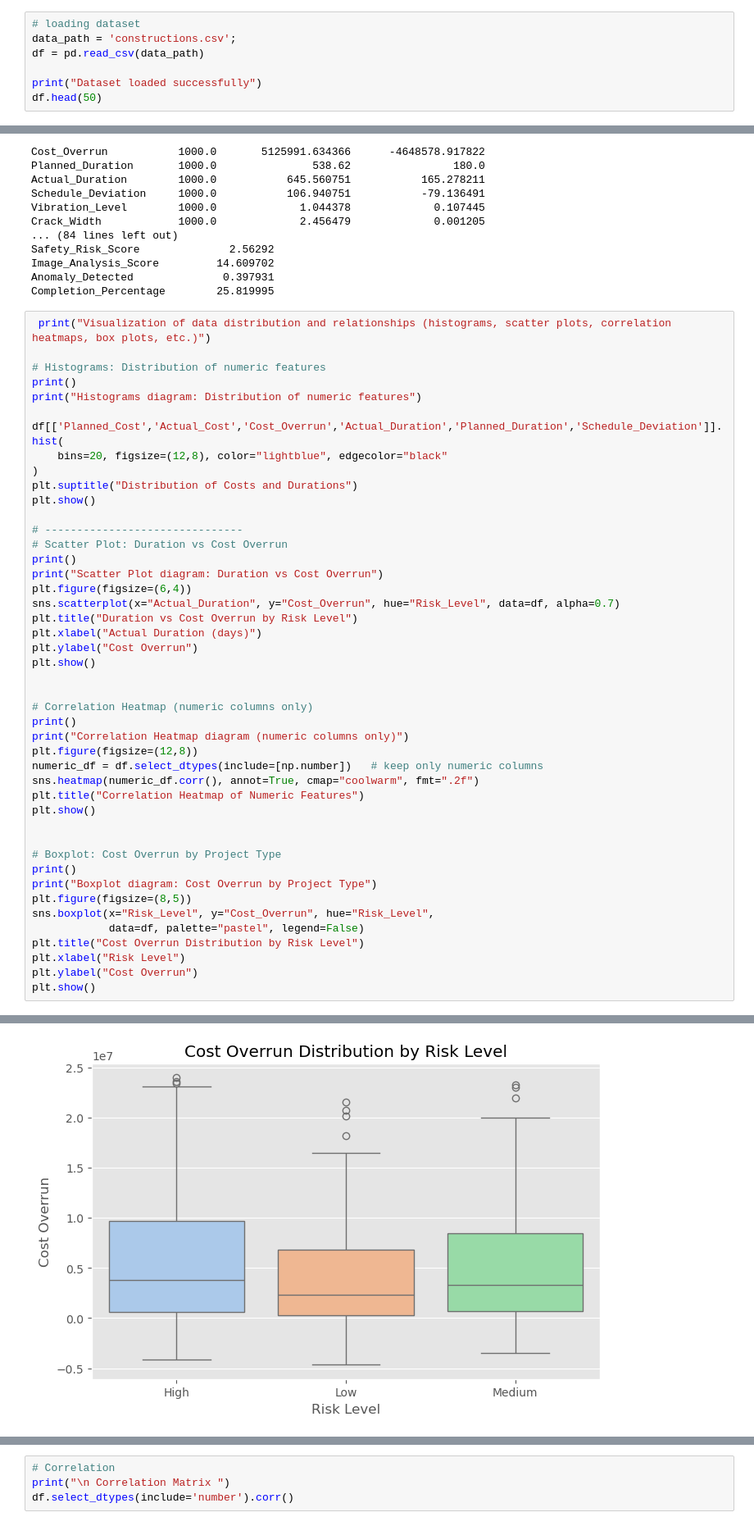
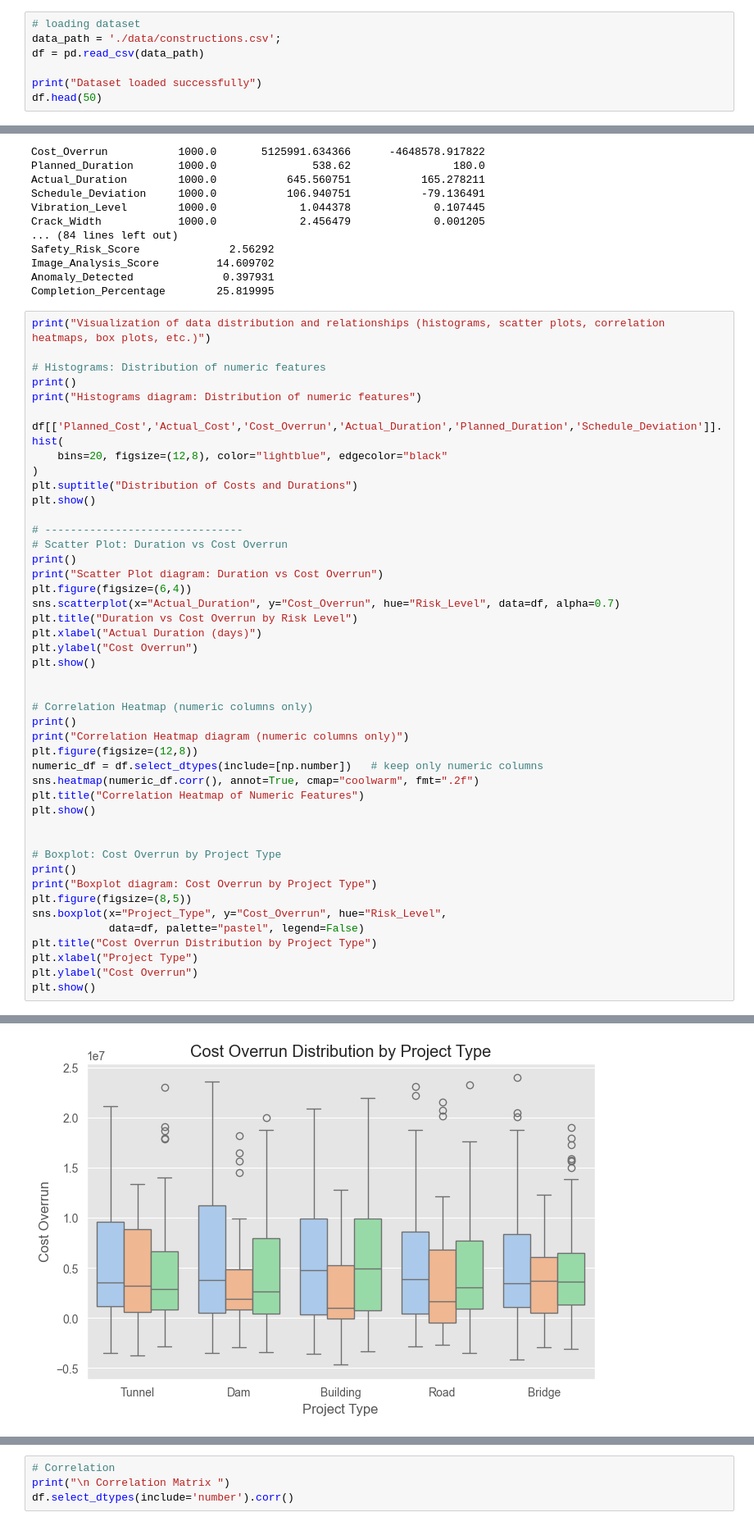
Before and after one commit to cabasoah/Predicting-Construction-Delay---Data-Analytics-semester-project-, a Jupyter notebook: construction_eda.ipynb, the cells around one changed output, grey strips where cells are left out. Shown at 82% size. Saved outputs shown, nothing was run; the diff lists cells and outputs as text.

```diff
--- a/construction_eda.ipynb
+++ b/construction_eda.ipynb
@@ -11,7 +11,7 @@ print("Libraries imported successfully")
 Libraries imported successfully
 # %%
 # loading dataset
-data_path = 'constructions.csv';
+data_path = './data/constructions.csv';
 df = pd.read_csv(data_path)
 
 print("Dataset loaded successfully")
@@ -105,7 +105,7 @@ Image_Analysis_Score         14.609702
 Anomaly_Detected              0.397931
 Completion_Percentage        25.819995
 # %%
- print("Visualization of data distribution and relationships (histograms, scatter plots, correlation heatmaps, box plots, etc.)")
+print("Visualization of data distribution and relationships (histograms, scatter plots, correlation heatmaps, box plots, etc.)")
 
 # Histograms: Distribution of numeric features
 print()
@@ -143,10 +143,10 @@ plt.show()
 print()
 print("Boxplot diagram: Cost Overrun by Project Type")
 plt.figure(figsize=(8,5))
-sns.boxplot(x="Risk_Level", y="Cost_Overrun", hue="Risk_Level",
+sns.boxplot(x="Project_Type", y="Cost_Overrun", hue="Risk_Level",
             data=df, palette="pastel", legend=False)
-plt.title("Cost Overrun Distribution by Risk Level")
-plt.xlabel("Risk Level")
+plt.title("Cost Overrun Distribution by Project Type")
+plt.xlabel("Project Type")
 plt.ylabel("Cost Overrun")
 plt.show()
 # %% [output]
@@ -161,5 +161,5 @@ Correlation Heatmap diagram (numeric columns only)
 Boxplot diagram: Cost Overrun by Project Type
-[figure, old version]
+[figure, new version]
 # %%
 # Categorical Features Visualization
 
```
Also changed, not shown: parts of 1 cell of this notebook, 7 other files.
